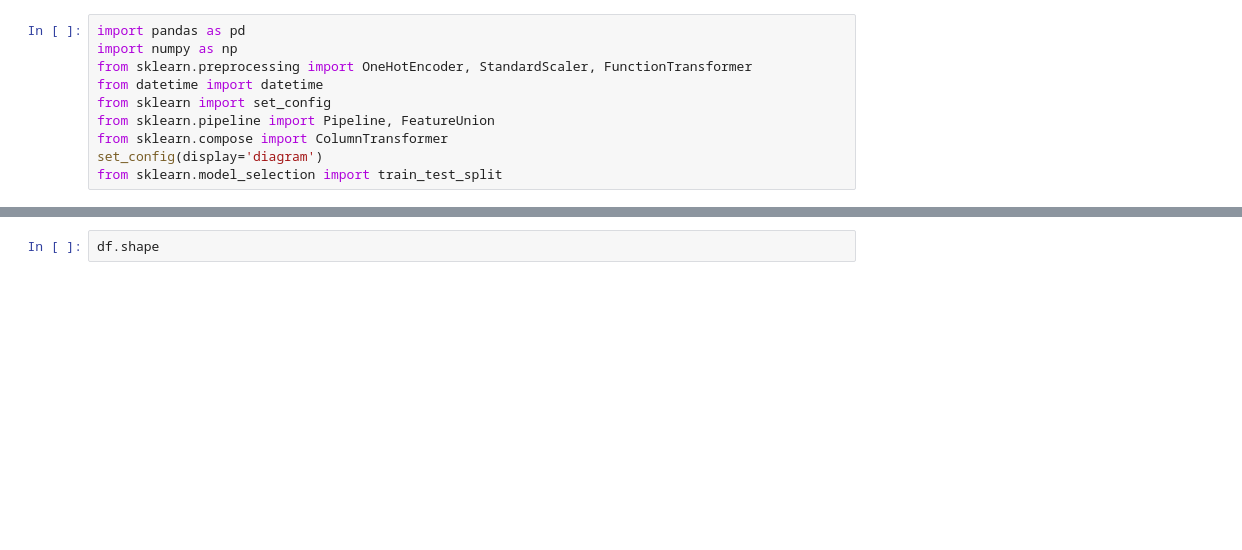
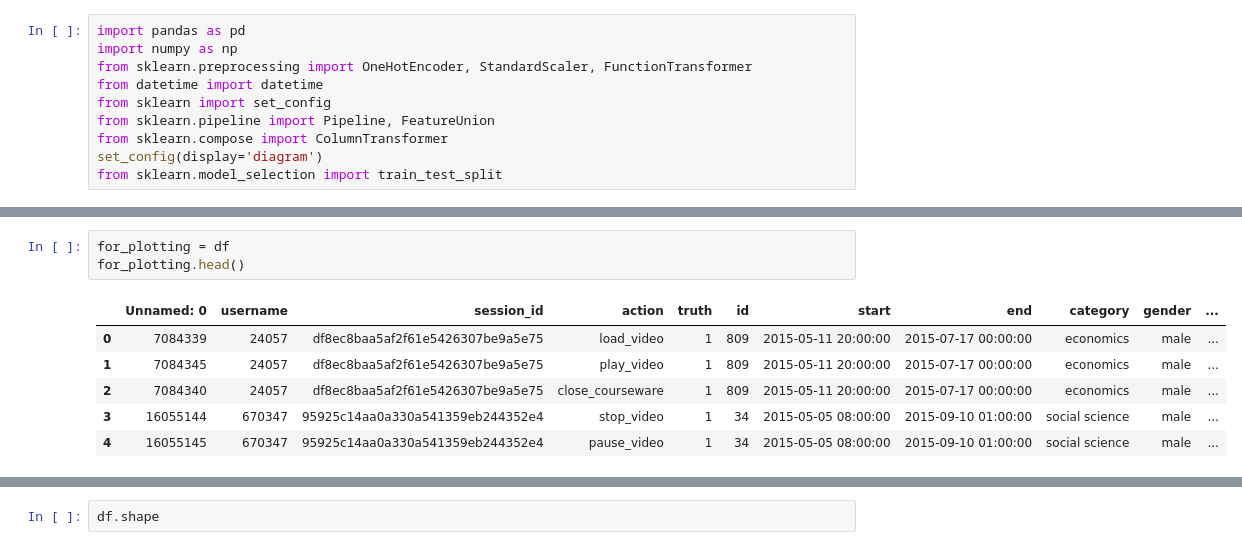
Before and after one commit to Zuza-b/ChangeDEEPly, a Jupyter notebook: notebooks/gb_model_mooc.ipynb, the cells around one changed output, grey strips where cells are left out. Drawn from its saved outputs; the diff is of its cells as text; blank space fills up the shorter version.

```diff
--- a/notebooks/gb_model_mooc.ipynb
+++ b/notebooks/gb_model_mooc.ipynb
@@ -17,0 +58,10 @@ df.head(2)
+# %%
+for_plotting = df
+for_plotting.head()
+# %% [output]
+|  | Unnamed: 0 | username | session_id | action | truth | id | start | end | category | gender | ... |
+| 0 | 7084339 | 24057 | df8ec8baa5af2f61e5426307be9a5e75 | load_video | 1 | 809 | 2015-05-11 20:00:00 | 2015-07-17 00:00:00 | economics | male | ... |
+| 1 | 7084345 | 24057 | df8ec8baa5af2f61e5426307be9a5e75 | play_video | 1 | 809 | 2015-05-11 20:00:00 | 2015-07-17 00:00:00 | economics | male | ... |
+| 2 | 7084340 | 24057 | df8ec8baa5af2f61e5426307be9a5e75 | close_courseware | 1 | 809 | 2015-05-11 20:00:00 | 2015-07-17 00:00:00 | economics | male | ... |
+| 3 | 16055144 | 670347 | 95925c14aa0a330a541359eb244352e4 | stop_video | 1 | 34 | 2015-05-05 08:00:00 | 2015-09-10 01:00:00 | social science | male | ... |
+| 4 | 16055145 | 670347 | 95925c14aa0a330a541359eb244352e4 | pause_video | 1 | 34 | 2015-05-05 08:00:00 | 2015-09-10 01:00:00 | social science | male | ... |
```
Also changed, not shown: parts of 14 cells of this notebook.
